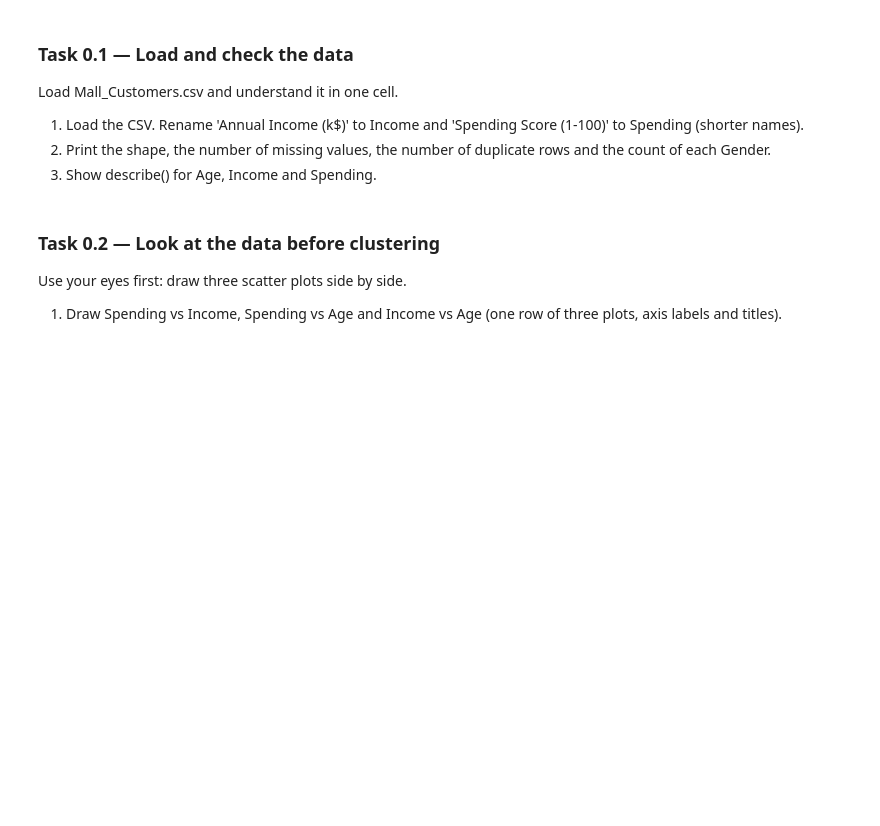
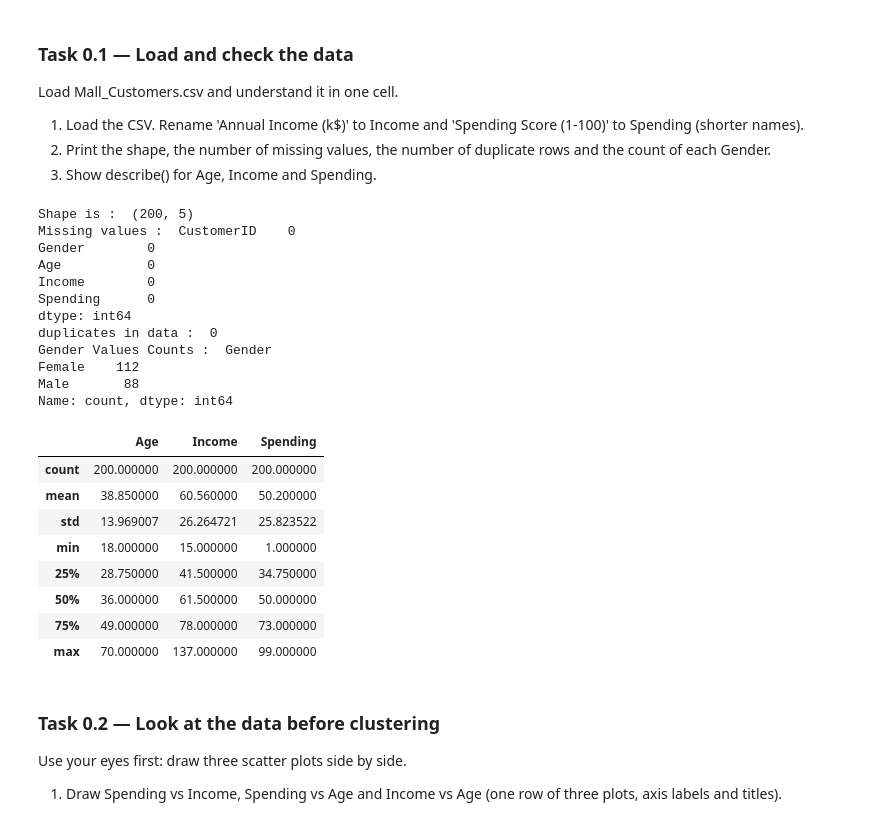
Before and after one commit to MubashirShafique/machine-learning-coursework, a Jupyter notebook: week10 Lab/Lab10_KMeans_Clustering_Template.ipynb, the cells around one changed output. Drawn from its saved outputs; the diff is of its cells as text; code cells hidden in the pictures; blank space fills up the shorter version.

```diff
--- a/week10 Lab/Lab10_KMeans_Clustering_Template.ipynb
+++ b/week10 Lab/Lab10_KMeans_Clustering_Template.ipynb
@@ -47,3 +55,34 @@ Load Mall_Customers.csv and understand it in one cell.
+# %%
+# YOUR CODE HERE
+df=pd.read_csv("Mall_Customers.csv")
+df.rename(columns={'Annual Income (k$)': 'Income', 'Spending Score (1-100)': 'Spending'}, inplace=True)
+print("Shape is : ",df.shape)
+print("Missing values : ",df.isnull().sum())
+print("duplicates in data : ",df.duplicated().sum())
+print("Gender Values Counts : ",df["Gender"].value_counts())
+df[['Age','Income','Spending']].describe(include='number')
+# %% [output]
+Shape is :  (200, 5)
+Missing values :  CustomerID    0
+Gender        0
+Age           0
+Income        0
+Spending      0
+dtype: int64
+duplicates in data :  0
+Gender Values Counts :  Gender
+Female    112
+Male       88
+Name: count, dtype: int64
+|  | Age | Income | Spending |
+| count | 200.000000 | 200.000000 | 200.000000 |
+| mean | 38.850000 | 60.560000 | 50.200000 |
+| std | 13.969007 | 26.264721 | 25.823522 |
+| min | 18.000000 | 15.000000 | 1.000000 |
+| 25% | 28.750000 | 41.500000 | 34.750000 |
+| 50% | 36.000000 | 61.500000 | 50.000000 |
+| 75% | 49.000000 | 78.000000 | 73.000000 |
+| max | 70.000000 | 137.000000 | 99.000000 |
 # %% [markdown]
 ### Task 0.2 — Look at the data before clustering
 
```
Also changed, not shown: parts of 12 cells of this notebook.
